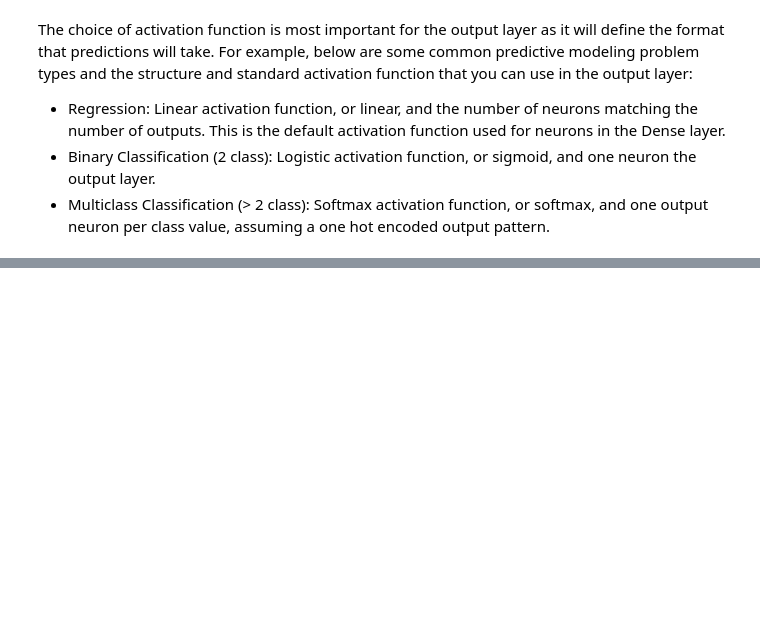
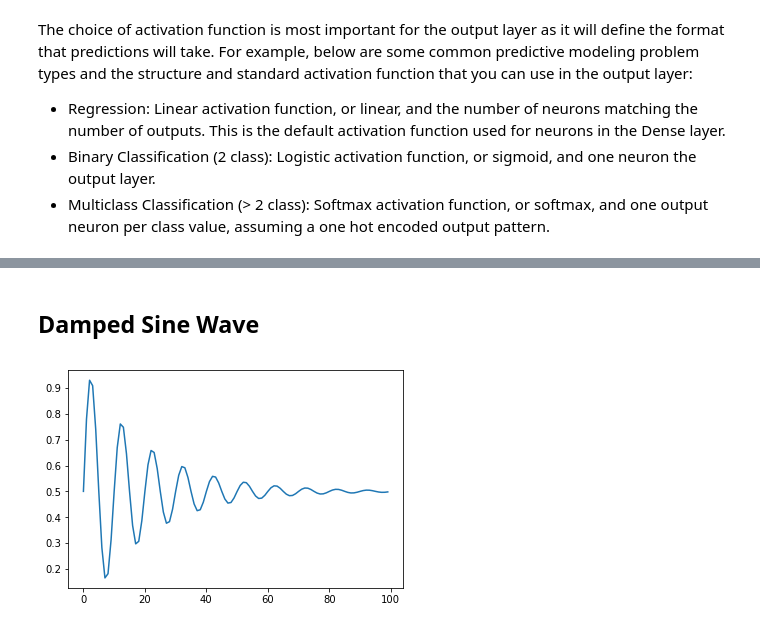
Before and after one commit to xtr33me/lstm-lovin, a Jupyter notebook: latest-keras.ipynb, the cells around one changed output, grey strips where cells are left out. Cells and saved outputs as stored; diff of their text form; code cells hidden in the pictures; blank space fills up the shorter version.

```diff
--- a/latest-keras.ipynb
+++ b/latest-keras.ipynb
@@ -12,0 +227,12 @@ The choice of activation function is most important for the output layer as it w
+# %% [markdown]
+## Damped Sine Wave
+# %%
+from math import exp
+length  =100
+period = 10
+decay = 0.05
+sequence = [0.5 + 0.5 * sin(2 * pi * i / period) * exp(-decay *  i) for i in range(length)]
+pyplot.plot(sequence)
+pyplot.show()
+# %% [output]
+[figure, added]
```
Also changed, not shown: parts of 57 cells of this notebook.
